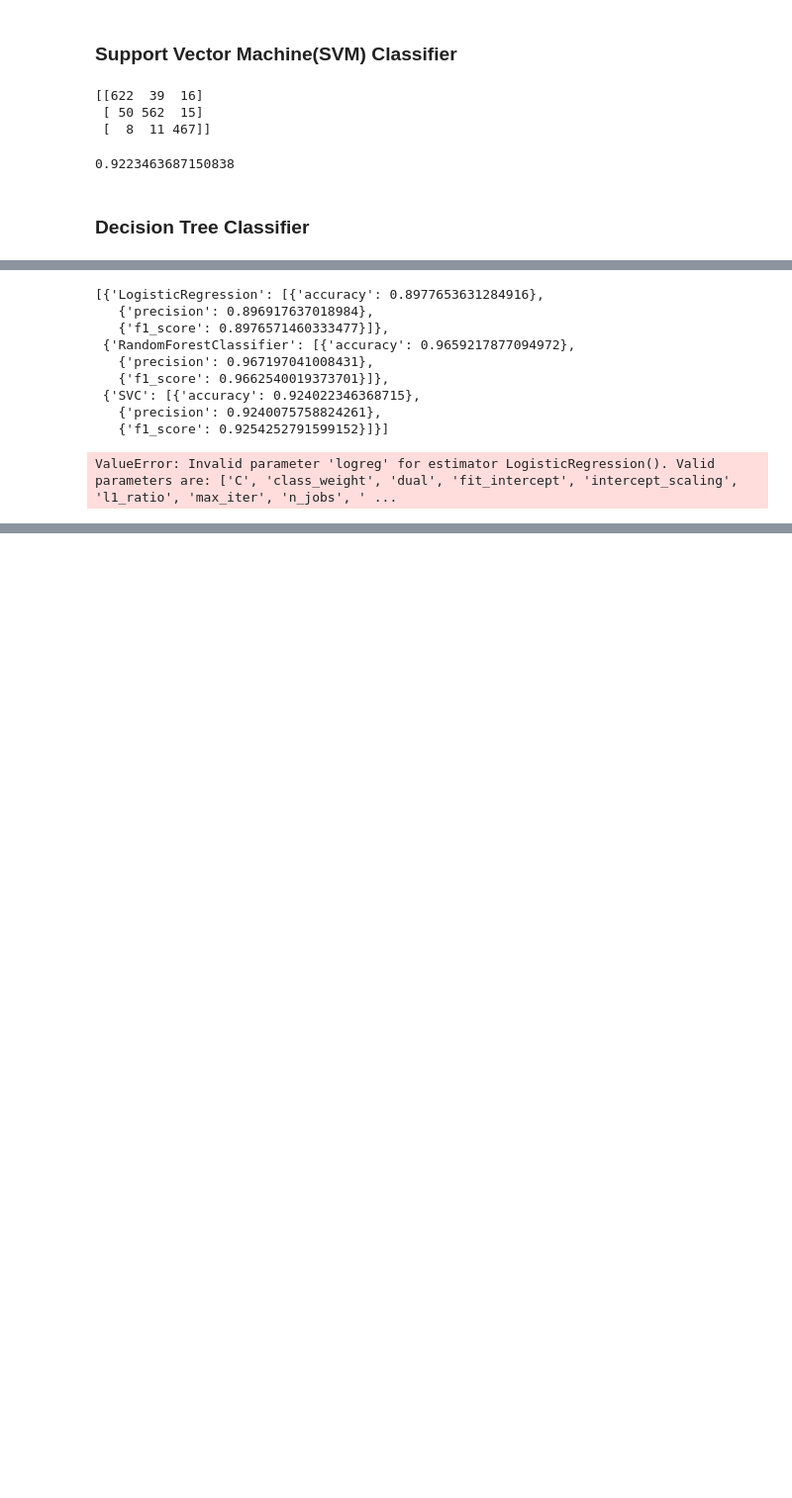
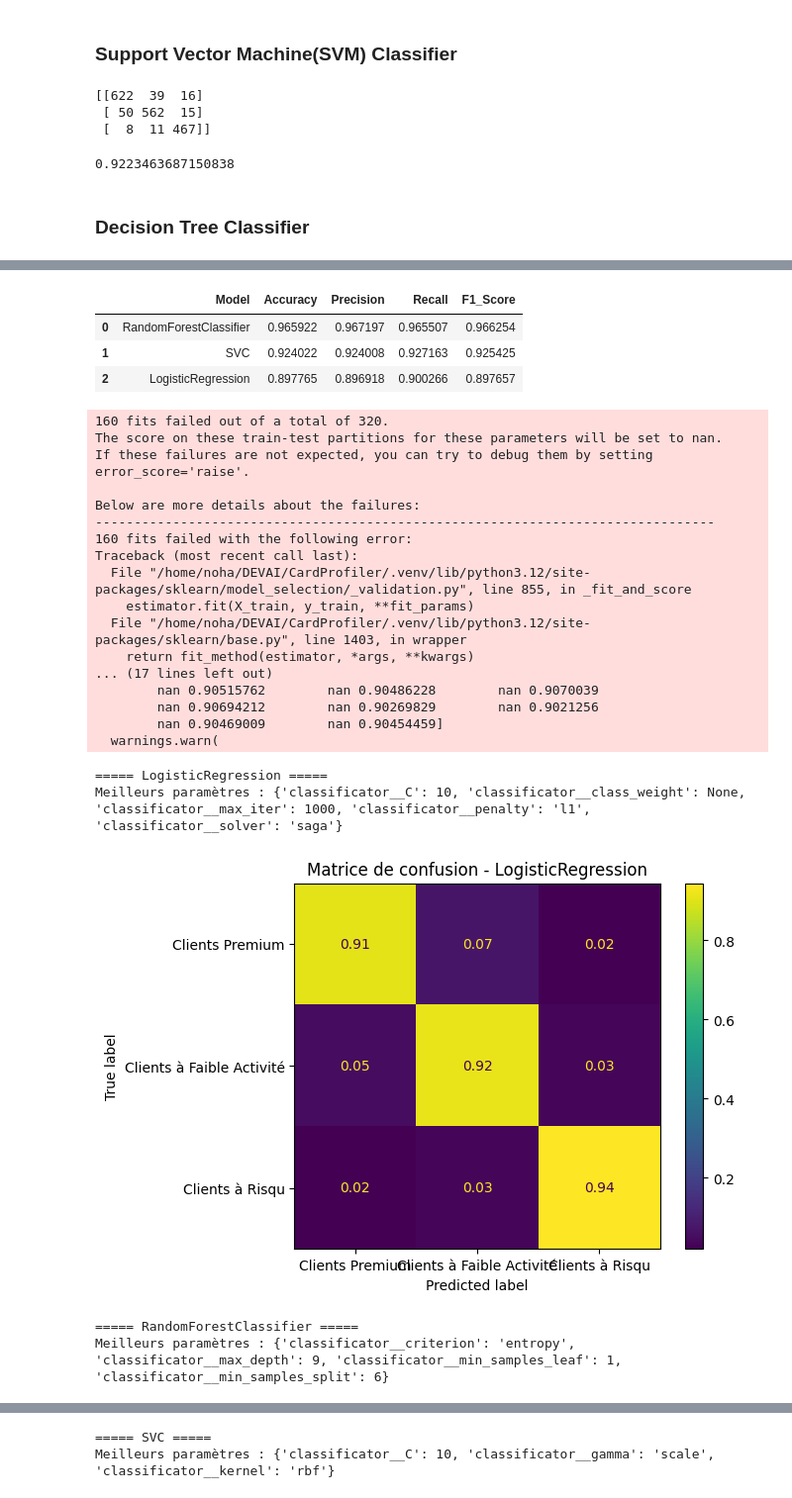
Before and after one commit to NohailaAitHammad/CardProfiler, a Jupyter notebook: notebooks/eda.ipynb, the cells around one changed output, grey strips where cells are left out. Shown at 99% size. Drawn from its saved outputs; the diff is of its cells as text; code cells hidden in the pictures; blank space fills up the shorter version.

```diff
--- a/notebooks/eda.ipynb
+++ b/notebooks/eda.ipynb
@@ -1420,6 +1420,7 @@ models_GSCV = {
 # %%
 results = []
 results_cv = []
+best_models = {}
 # %%
 for models_name, (model) in models_references.items():
       pipeline = Pipeline(steps=[
@@ -1429,32 +1430,76 @@ for models_name, (model) in models_references.items():
       pipeline.fit(X_train, y_train)
       y_pred = pipeline.predict(X_test)
       results.append({
-            models_name : [{"accuracy" : accuracy_score(y_test, y_pred)},{"precision": precision_score(y_test, y_pred, average='macro')}, {"f1_score" : f1_score(y_test, y_pred, average='macro')}]
+                  "Model": models_name,
+                   "Accuracy": accuracy_score(y_test, y_pred),
+                   "Precision": precision_score(y_test, y_pred, average='macro'),
+                   "Recall": recall_score(y_test, y_pred, average='macro'),
+                   "F1_Score": f1_score(y_test, y_pred, average='macro'),
       })
-display(results)
+display(pd.DataFrame(results).sort_values(by='F1_Score', ascending=False, ignore_index=True))
 # %% [output]
-[{'LogisticRegression': [{'accuracy': 0.8977653631284916},
-   {'precision': 0.896917637018984},
-   {'f1_score': 0.8976571460333477}]},
- {'RandomForestClassifier': [{'accuracy': 0.9659217877094972},
-   {'precision': 0.967197041008431},
-   {'f1_score': 0.9662540019373701}]},
- {'SVC': [{'accuracy': 0.924022346368715},
-   {'precision': 0.9240075758824261},
-   {'f1_score': 0.9254252791599152}]}]
+|  | Model | Accuracy | Precision | Recall | F1_Score |
+| 0 | RandomForestClassifier | 0.965922 | 0.967197 | 0.965507 | 0.966254 |
+| 1 | SVC | 0.924022 | 0.924008 | 0.927163 | 0.925425 |
+| 2 | LogisticRegression | 0.897765 | 0.896918 | 0.900266 | 0.897657 |
 # %%
 for models_name, (model, params) in models_GSCV.items():
       pipeline = Pipeline(steps=[
                   ('scaler', StandardScaler()),
-                  ('logreg', model)
+                  ('classificator', model)
             ])
-      gs = GridSearchCV(estimator=model, param_grid=params, cv=5, n_jobs=-1)
+      gs = GridSearchCV(estimator=pipeline, param_grid=params, cv=5, n_jobs=-1, scoring='f1_macro')
       gs.fit(X_train, y_train)
       best_model = gs.best_estimator_
       best_score = gs.best_score_
+
+      y_pred = best_model.predict(X_test)
+
       results_cv.append({
-            models_name : [{"model" : models_name},{"best_model" : best_model},{"score": best_score}]
-            })
+        "Model": models_name,
+        "Accuracy": accuracy_score(y_test, y_pred),
+        "Precision": precision_score(y_test, y_pred, average='macro'),
+        "Recall": recall_score(y_test, y_pred, average='macro'),
+        "F1_Score": f1_score(y_test, y_pred, average='macro'),
+        "CV_F1": best_score
+    })
+
+      print(f"\n===== {models_name} =====")
+      print("Meilleurs paramètres :", gs.best_params_)
+
+      best_models[models_name] = gs.best_estimator_
+
+      ConfusionMatrixDisplay.from_predictions(
+        y_test,
+        y_pred,
+        normalize='true',
+        values_format='.2f'
+      )
+
+      plt.title(f"Matrice de confusion - {models_name}")
+      plt.show()
+
 display(results_cv)
 # %% [output]
-ValueError: Invalid parameter 'logreg' for estimator LogisticRegression(). Valid parameters are: ['C', 'class_weight', 'dual', 'fit_intercept', 'intercept_scaling', 'l1_ratio', 'max_iter', 'n_jobs', ' ...
+160 fits failed out of a total of 320.
+The score on these train-test partitions for these parameters will be set to nan.
+If these failures are not expected, you can try to debug them by setting error_score='raise'.
+
+Below are more details about the failures:
+--------------------------------------------------------------------------------
+160 fits failed with the following error:
+Traceback (most recent call last):
+  File "/home/noha/DEVAI/CardProfiler/.venv/lib/python3.12/site-packages/sklearn/model_selection/_validation.py", line 855, in _fit_and_score
+    estimator.fit(X_train, y_train, **fit_params)
+  File "/home/noha/DEVAI/CardProfiler/.venv/lib/python3.12/site-packages/sklearn/base.py", line 1403, in wrapper
+    return fit_method(estimator, *args, **kwargs)
+... (17 lines left out)
+        nan 0.90515762        nan 0.90486228        nan 0.9070039
+        nan 0.90694212        nan 0.90269829        nan 0.9021256
+        nan 0.90469009        nan 0.90454459]
+  warnings.warn(
+===== LogisticRegression =====
+Meilleurs paramètres : {'classificator__C': 10, 'classificator__class_weight': None, 'classificator__max_iter': 1000, 'classificator__penalty': 'l1', 'classificator__solver': 'saga'}
+[figure, added]
+===== RandomForestClassifier =====
+Meilleurs paramètres : {'classificator__criterion': 'entropy', 'classificator__max_depth': 9, 'classificator__min_samples_leaf': 1, 'classificator__min_samples_split': 6}
@@ -1460,0 +1507,2 @@ ValueError: Invalid parameter 'logreg' for estimator LogisticRegression(). Valid
+===== SVC =====
+Meilleurs paramètres : {'classificator__C': 10, 'classificator__gamma': 'scale', 'classificator__kernel': 'rbf'}
```
Also changed, not shown: parts of 19 cells of this notebook, 13 other files.
